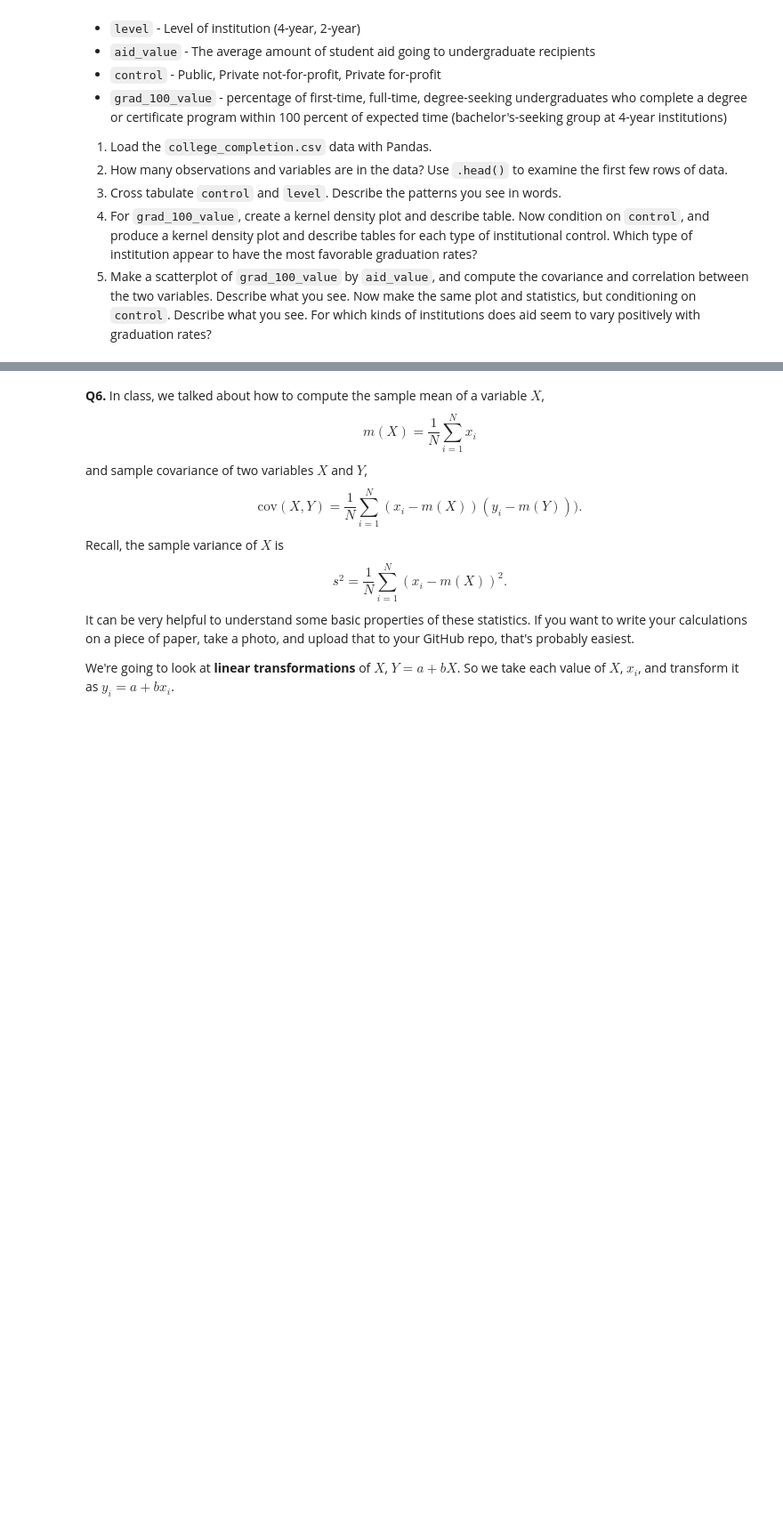
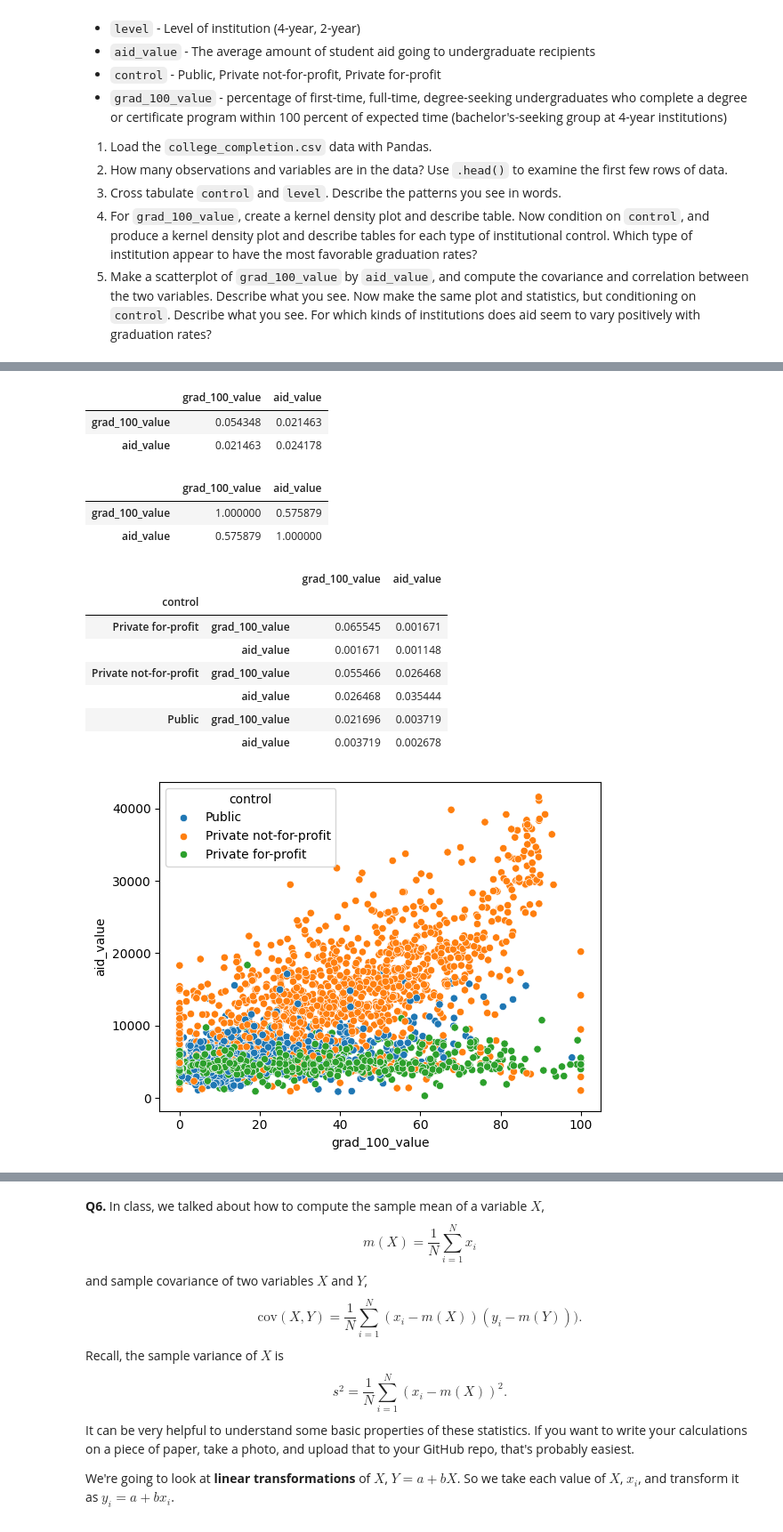
Before and after one commit to arya-rajesh-99/undergrad_ml_assignments, a Jupyter notebook: 01_assignment_wrangling_and_eda.ipynb, the cells around one changed output, grey strips where cells are left out. Shown at 89% size. Drawn from its saved outputs; the diff is of its cells as text; code cells hidden in the pictures; blank space fills up the shorter version.

```diff
--- a/01_assignment_wrangling_and_eda.ipynb
+++ b/01_assignment_wrangling_and_eda.ipynb
@@ -386,0 +473,29 @@ We'll use the `college_completion.csv` dataset from the US Department of Educati
+# %%
+u.cov()
+# %% [output]
+|  | grad_100_value | aid_value |
+| grad_100_value | 0.054348 | 0.021463 |
+| aid_value | 0.021463 | 0.024178 |
+# %%
+u.corr()
+#Coariance shows that there is no clear linear relationship as the results are
+# not closer to 1 but zero instead. It could be correlted that graduation rates
+# and aid values are correlated by te value is around 0.57.
+# %% [output]
+|  | grad_100_value | aid_value |
+| grad_100_value | 1.000000 | 0.575879 |
+| aid_value | 0.575879 | 1.000000 |
+# %%
+sns.scatterplot(data=college_completion_df, x='grad_100_value', y='aid_value', hue = 'control')
+u['control'] = college_completion_df['control']
+u.groupby('control').cov()
+# %% [output]
+|  |  | grad_100_value | aid_value |
+| control |  |  |  |
+| Private for-profit | grad_100_value | 0.065545 | 0.001671 |
+|  | aid_value | 0.001671 | 0.001148 |
+| Private not-for-profit | grad_100_value | 0.055466 | 0.026468 |
+|  | aid_value | 0.026468 | 0.035444 |
+| Public | grad_100_value | 0.021696 | 0.003719 |
+|  | aid_value | 0.003719 | 0.002678 |
+[figure, added]
```
Also changed, not shown: parts of 9 cells of this notebook.
